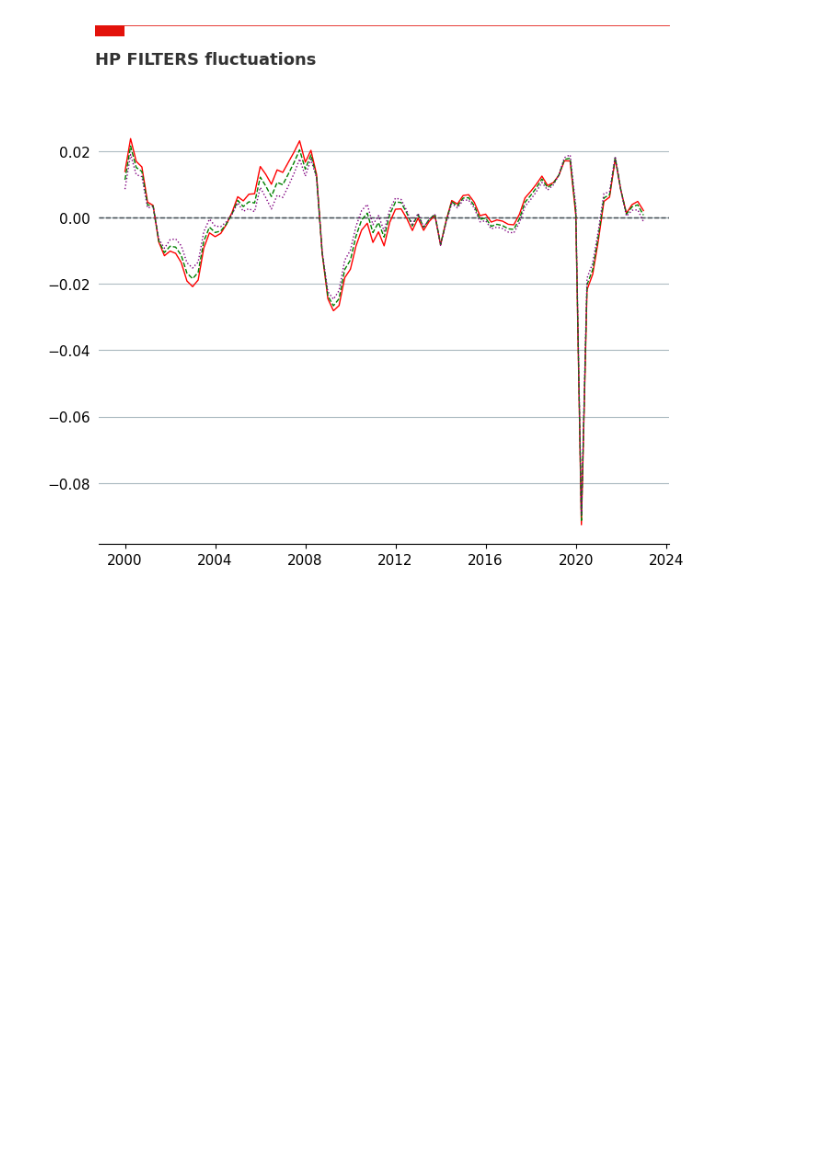
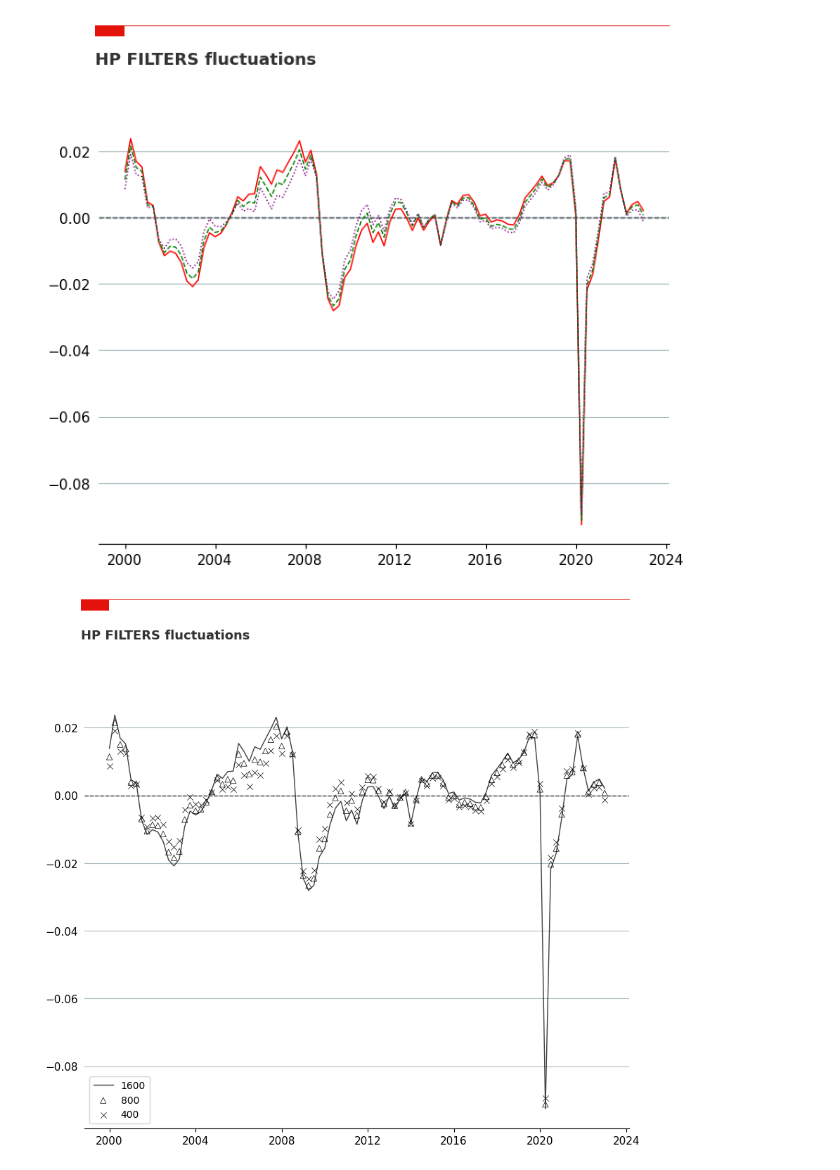
Before and after one commit to pietropadovese/Macro_exercises, a Jupyter notebook: gdp.ipynb, the cells around one changed output. Saved outputs shown, nothing was run; the diff lists cells and outputs as text; code cells hidden in the pictures; blank space fills up the shorter version.

```diff
--- a/gdp.ipynb
+++ b/gdp.ipynb
@@ -333,3 +344,25 @@ make_a_rec()
 make_title('HP FILTERS fluctuations')
 # %% [output]
 [figure]
+# %%
+fig, ax = plt.subplots(figsize = (10, 8))
+
+ax.plot(df_2000.Date, df_2000.gdp_cycle_1600, color = 'black', alpha = 0.75,
+        linewidth = 1, linestyle = 'solid', zorder = 3, label = '1600')
+
+ax.scatter(df_2000.Date, df_2000.gdp_cycle_800, color = 'black', marker = '^',
+           zorder = 2, facecolor = 'none', linewidths= 0.5, label = '800')
+
+ax.scatter(df_2000.Date, df_2000.gdp_cycle_400, color = 'black', marker = 'x',
+           zorder = 1, linewidths= 0.5, label = '400')
+
+ax.legend()
+
+
+plt.axhline(y=0, color = 'black', linestyle= 'dashed', lw = 1, zorder=1)
+
+make_a_line()
+make_a_rec()
+make_title('HP FILTERS fluctuations')
+# %% [output]
+[figure, added]
```
Also changed, not shown: parts of 23 cells of this notebook.
